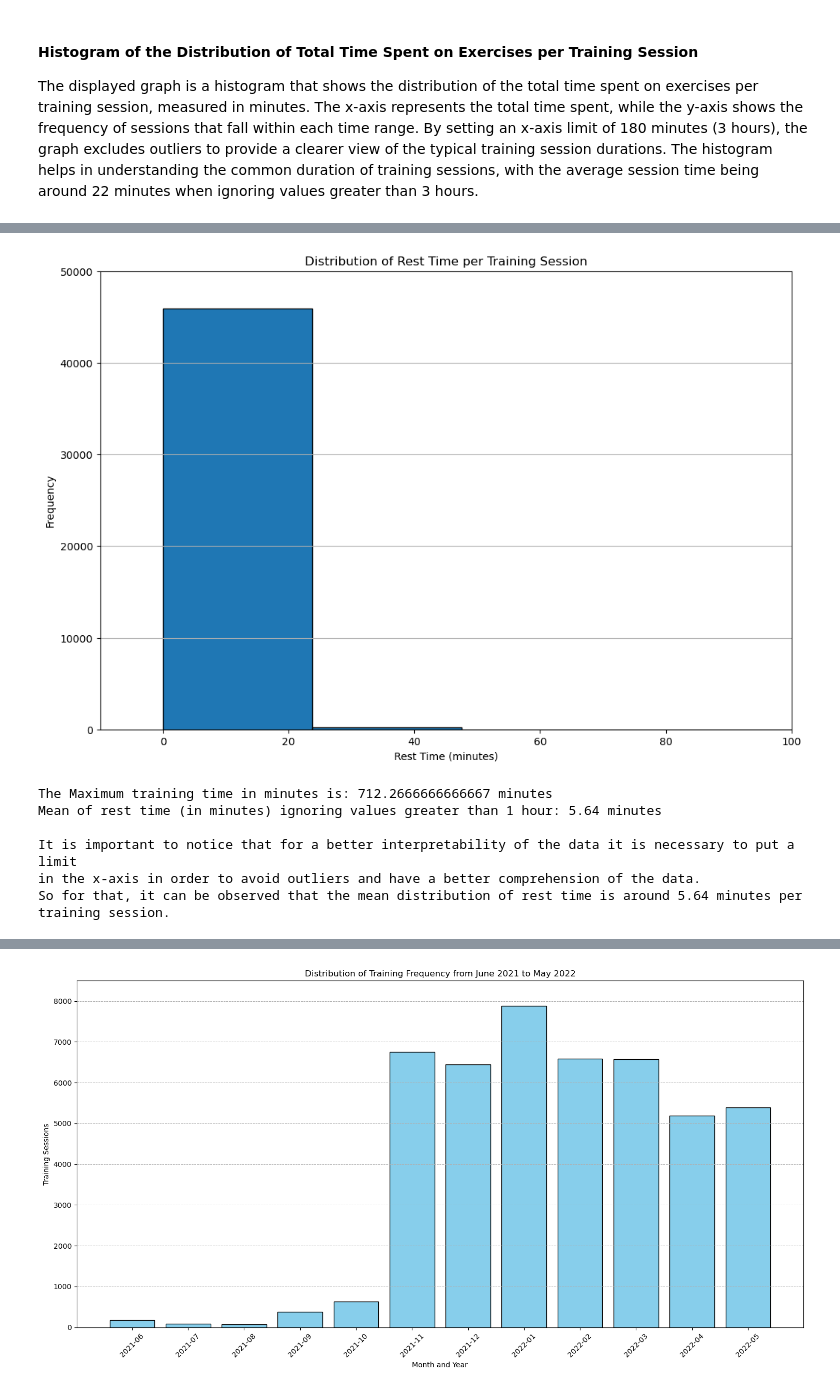
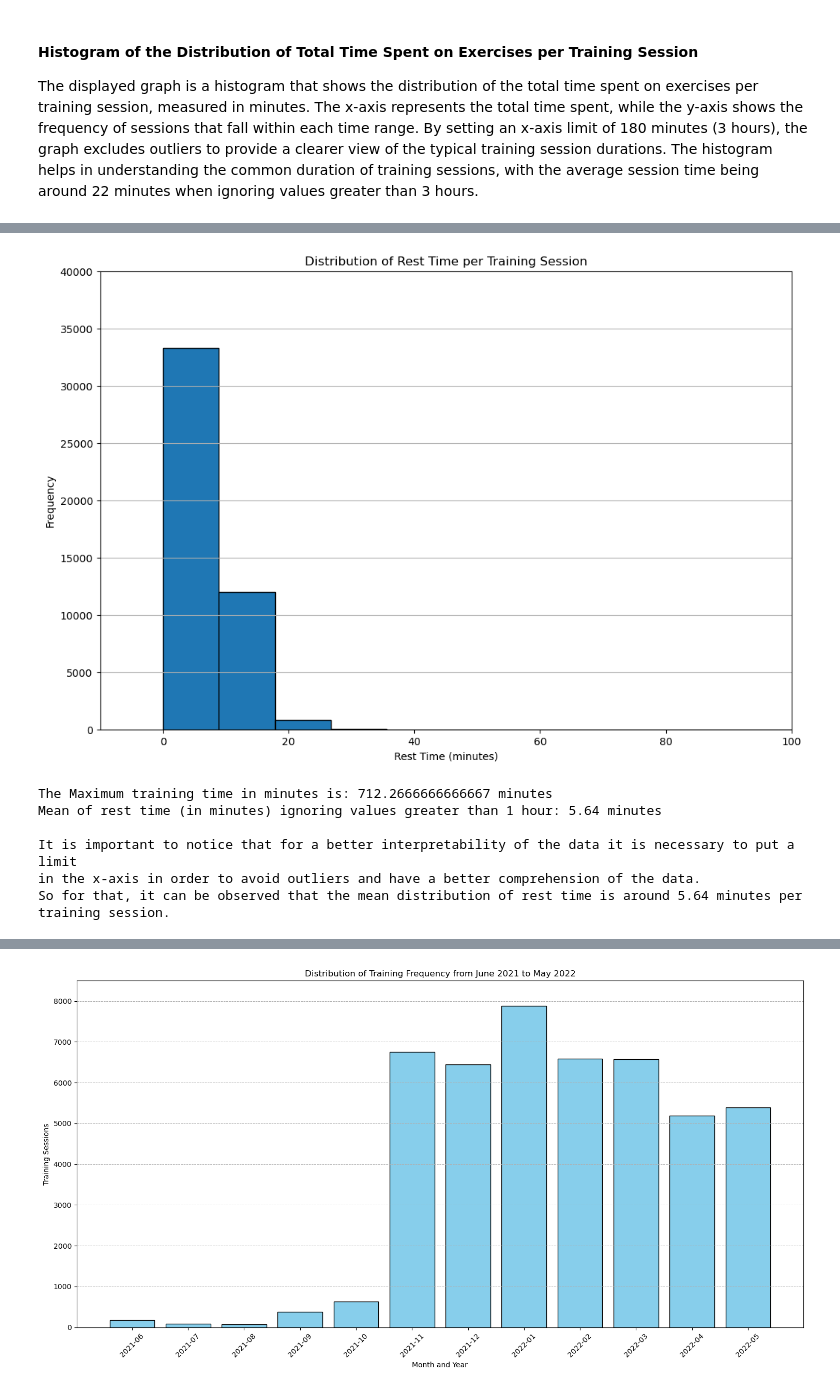
Before and after one commit to evidadeusto/mhunters, a Jupyter notebook: analysis_oscar_preprocessing/data_cleaning_dataframe_session_v0.ipynb, the cells around one changed output, grey strips where cells are left out. Saved outputs shown, nothing was run; the diff lists cells and outputs as text; code cells hidden in the pictures.

```diff
--- a/analysis_oscar_preprocessing/data_cleaning_dataframe_session_v0.ipynb
+++ b/analysis_oscar_preprocessing/data_cleaning_dataframe_session_v0.ipynb
@@ -939,29 +941,29 @@ So for that, it can be observed that the mean distribution of training time is a
 # %%
 plt.figure(figsize=(12, 8))
-plt.hist(df_series_recalculated['Rest_sum_of_time_per_exercise'] / 60, bins=30, edgecolor='black')
+plt.hist(df_series_recalculated['Rest_sum_of_time_per_exercise'] / 60, bins=80, edgecolor='black')
 plt.xlabel('Rest Time (minutes)')
 plt.ylabel('Frequency')
 plt.title('Distribution of Rest Time per Training Session')
 
 max_rest_time = df_series_recalculated['Rest_sum_of_time_per_exercise'].max() / 60
 plt.xticks(np.arange(0, max_rest_time + 20, 20))
 
-plt.ylim(0, 50000)
+plt.ylim(0, 40000)
 plt.xlim(-10, 100)
 plt.grid(axis='y')
 plt.show()
 
 print(f'The Maximum training time in minutes is:', max_rest_time, 'minutes')
 
 # Filter out rows where rest time is greater than 60 minutes (1 hour)
 filtered_df = df_series_recalculated[df_series_recalculated['Rest_sum_of_time_per_exercise'] / 60 <= 60]
 mean_rest_time = (filtered_df['Rest_sum_of_time_per_exercise'] / 60).mean()
 
 print(f'Mean of rest time (in minutes) ignoring values greater than 1 hour: {mean_rest_time:.2f} minutes')
 
 print('\nIt is important to notice that for a better interpretability of the data it is necessary to put a limit \nin the x-axis in order to avoid outliers and have a better comprehension of the data. \nSo for that, it can be observed that the mean distribution of rest time is around 5.64 minutes per training session.')
 # %% [output]
-[figure, old version]
+[figure, new version]
 The Maximum training time in minutes is: 712.2666666666667 minutes
 Mean of rest time (in minutes) ignoring values greater than 1 hour: 5.64 minutes
 
```
Also changed, not shown: parts of 12 cells of this notebook.
